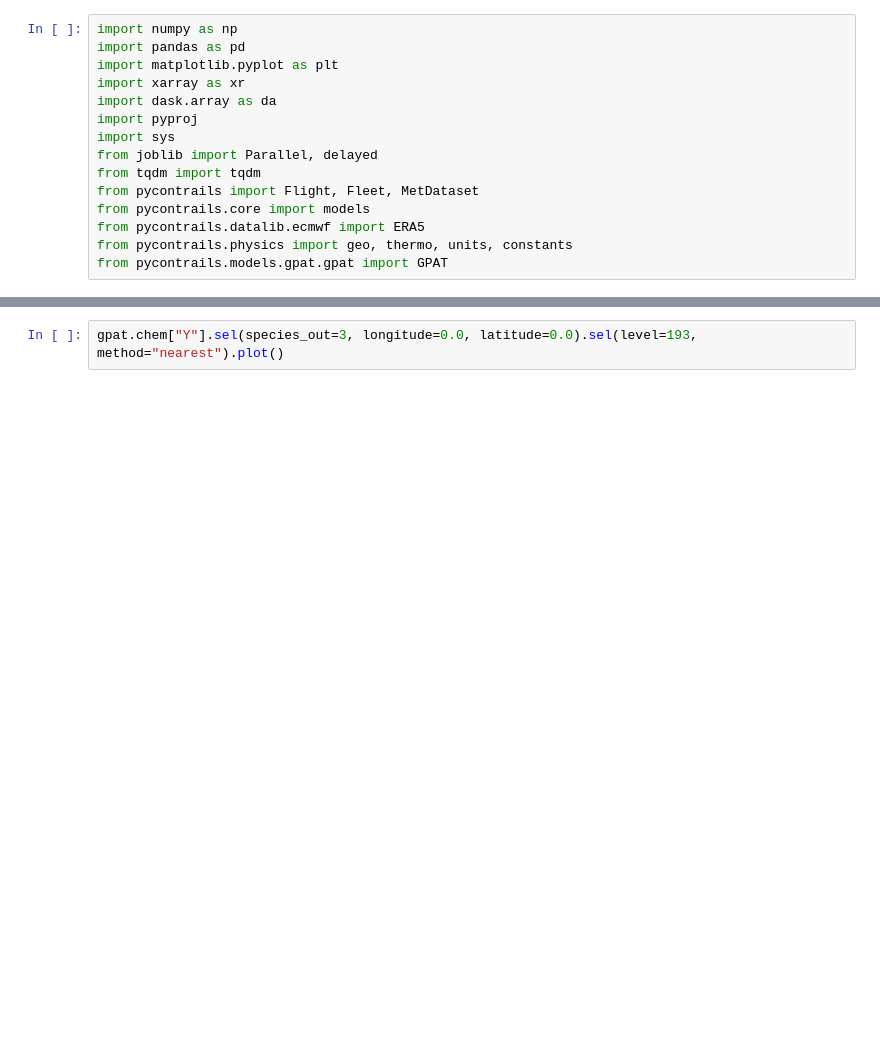
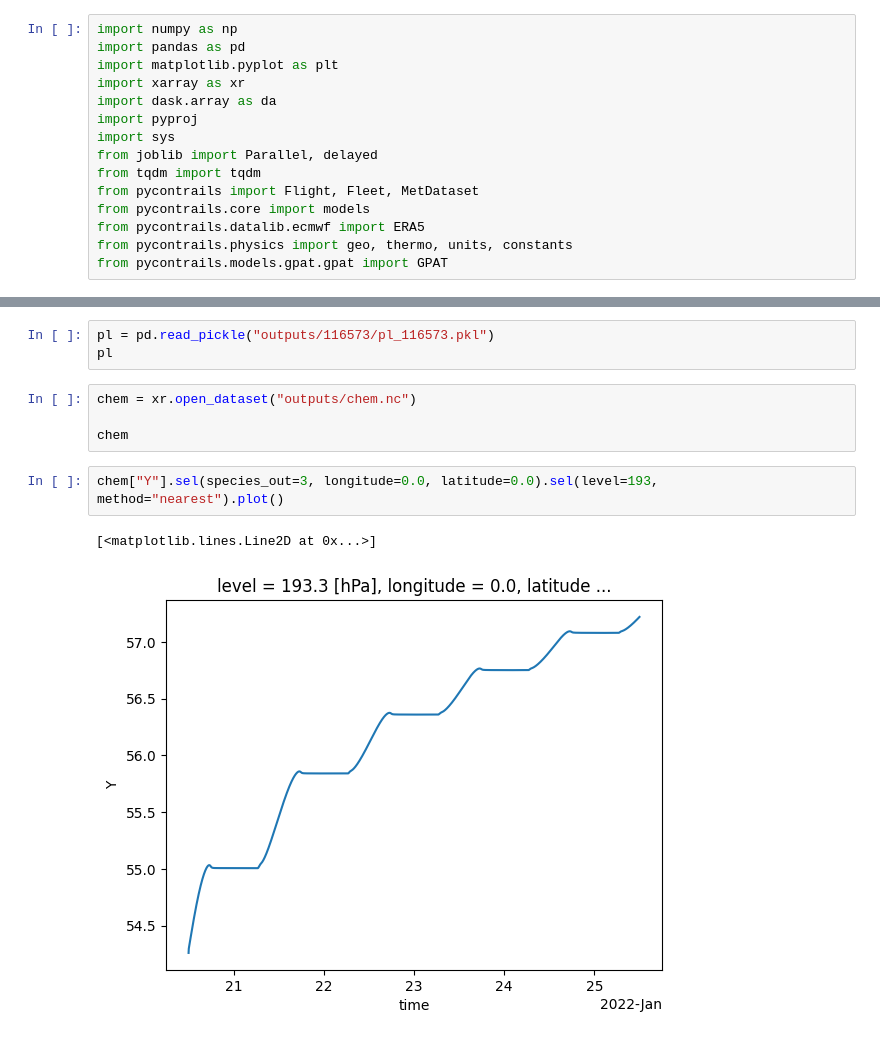
Before and after one commit to ktait98/pycontrails_kt, a Jupyter notebook: pycontrails/models/gpat/gpat.ipynb, the cells around one changed output, grey strips where cells are left out. Cells and saved outputs as stored; diff of their text form; blank space fills up the shorter version.

```diff
--- a/pycontrails/models/gpat/gpat.ipynb
+++ b/pycontrails/models/gpat/gpat.ipynb
@@ -67,2 +30,12 @@ Cannot find the ecCodes library
+# %%
+pl = pd.read_pickle("outputs/116573/pl_116573.pkl")
+pl
+# %%
+chem = xr.open_dataset("outputs/chem.nc")
+
+chem
 # %%
-gpat.chem["Y"].sel(species_out=3, longitude=0.0, latitude=0.0).sel(level=193, method="nearest").plot()
+chem["Y"].sel(species_out=3, longitude=0.0, latitude=0.0).sel(level=193, method="nearest").plot()
+# %% [output]
+[<matplotlib.lines.Line2D at 0x...>]
+[figure, added]
```
Also changed, not shown: parts of 7 cells of this notebook, 2 other files.
